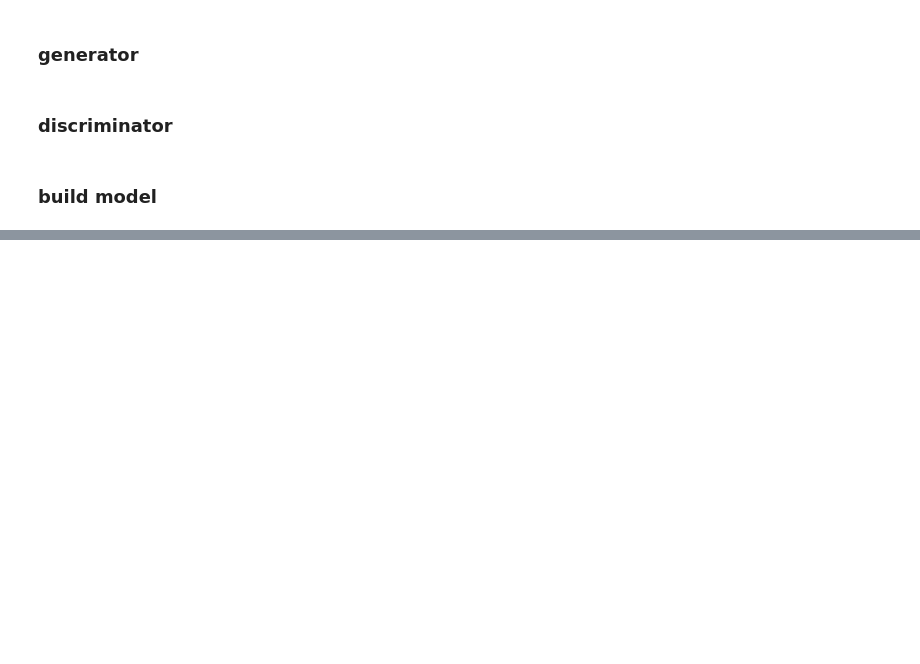
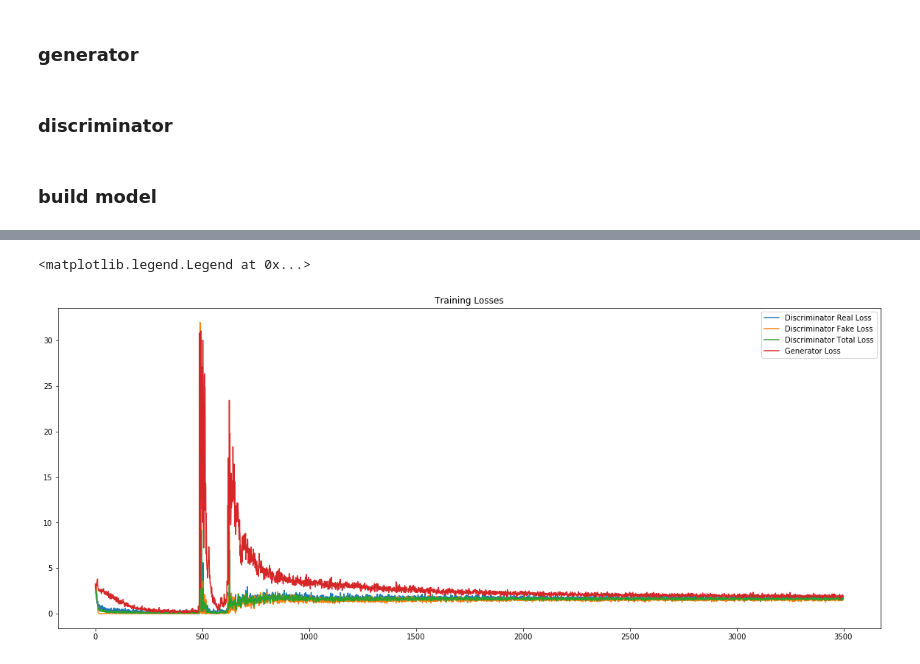
Before and after one commit to fountainhead-gq/gans-tutorial, a Jupyter notebook: acgan_mnist_keras/acgan_mnist_keras.ipynb, the cells around one changed output, grey strips where cells are left out. Cells and saved outputs as stored; diff of their text form; code cells hidden in the pictures; blank space fills up the shorter version.

```diff
--- a/acgan_mnist_keras/acgan_mnist_keras.ipynb
+++ b/acgan_mnist_keras/acgan_mnist_keras.ipynb
@@ -106,17 +106,18 @@ latent_size = 100
 adam_lr = 0.0002
 adam_beta_1 = 0.5
 
+img_shape = (28, 28, 1)
+num_class = 10
+
 # build the discriminator
-discriminator = build_discriminator()
+discriminator = build_discriminator(img_shape, num_class)
 discriminator.compile(optimizer=Adam(lr=adam_lr, beta_1=adam_beta_1),
                       loss=['binary_crossentropy', 'sparse_categorical_crossentropy'])
-# discriminator.summary()
 
 # build the generator
-generator = build_generator(latent_size)
+generator = build_generator(latent_size, num_class)
 generator.compile(optimizer=Adam(lr=adam_lr, beta_1=adam_beta_1),
                   loss='binary_crossentropy')
-# generator.summary()
 
 latent = Input(shape=(latent_size, ))
 image_class = Input(shape=(1,), dtype='int32')
@@ -161,17 +163,17 @@ def train(X_train, y_train, epochs=3, batch_size=64, sample_interval=50):
     valid = np.ones((batch_size, 1))
     fake = np.zeros((batch_size, 1))
 
+    losses = []
     for epoch in range(epochs):
+        #  Train Discriminator
         idx = np.random.randint(0, X_train.shape[0], batch_size)
         imgs = X_train[idx]
 
-        #noise = np.random.normal(0, 1, (batch_size, 100))
-        noise = np.random.uniform(-1.0, 1.0, size=[batch_size, 100])
-
+        noise = np.random.normal(0, 1, (batch_size, 100))
+        #noise = np.random.uniform(-1.0, 1.0, size=[batch_size, 100])
         sampled_labels = np.random.randint(0, 10, (batch_size, 1))
 
         gen_imgs = generator.predict([noise, sampled_labels])
-
         img_labels = y_train[idx]
         fake_labels = 10 * np.ones(img_labels.shape)
 
@@ -179,11 +181,15 @@ def train(X_train, y_train, epochs=3, batch_size=64, sample_interval=50):
         d_loss_fake = discriminator.train_on_batch(gen_imgs, [fake, fake_labels])
         d_loss = 0.5 * np.add(d_loss_real, d_loss_fake)
 
+        #  Train Generator
         g_loss = combined.train_on_batch([noise, sampled_labels], [valid, sampled_labels])
+
+        losses.append((d_loss_real[0], d_loss_fake[0], d_loss[0], g_loss[0]))
 
         if epoch % sample_interval == 0:
             print ("epoch: %d [D loss: %f, acc.: %.2f%%] [G loss: %f]" % (epoch, d_loss[0], 100*d_loss[1],  g_loss[0]))
             save_images(generator, epoch)
+    return losses
 # %%
 import os
 def save_images(generator, epoch):
@@ -207,4 +213,4 @@ def save_images(generator, epoch):
     fig.savefig("images/%d.png" % epoch)
     plt.close()
 # %%
-train(X_train, y_train, epochs=2500, batch_size=64, sample_interval=50)
+losses = train(X_train, y_train, epochs=3500, batch_size=64, sample_interval=100)
@@ -210,0 +235,12 @@ train(X_train, y_train, epochs=2500, batch_size=64, sample_interval=50)
+# %%
+fig, ax = plt.subplots(figsize=(20,8))
+losses = np.array(losses)
+plt.plot(losses.T[0], label='Discriminator Real Loss')
+plt.plot(losses.T[1], label='Discriminator Fake Loss')
+plt.plot(losses.T[2], label='Discriminator Total Loss')
+plt.plot(losses.T[3], label='Generator Loss')
+plt.title("Training Losses")
+plt.legend()
+# %% [output]
+<matplotlib.legend.Legend at 0x...>
+[figure, added]
```
Also changed, not shown: parts of 5 cells of this notebook.
